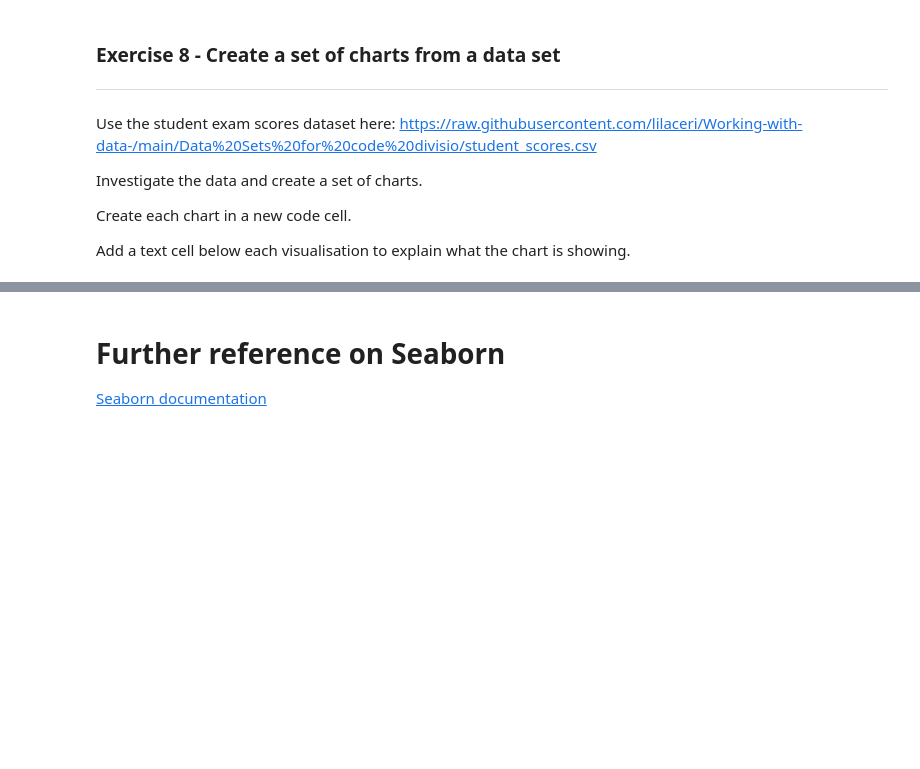
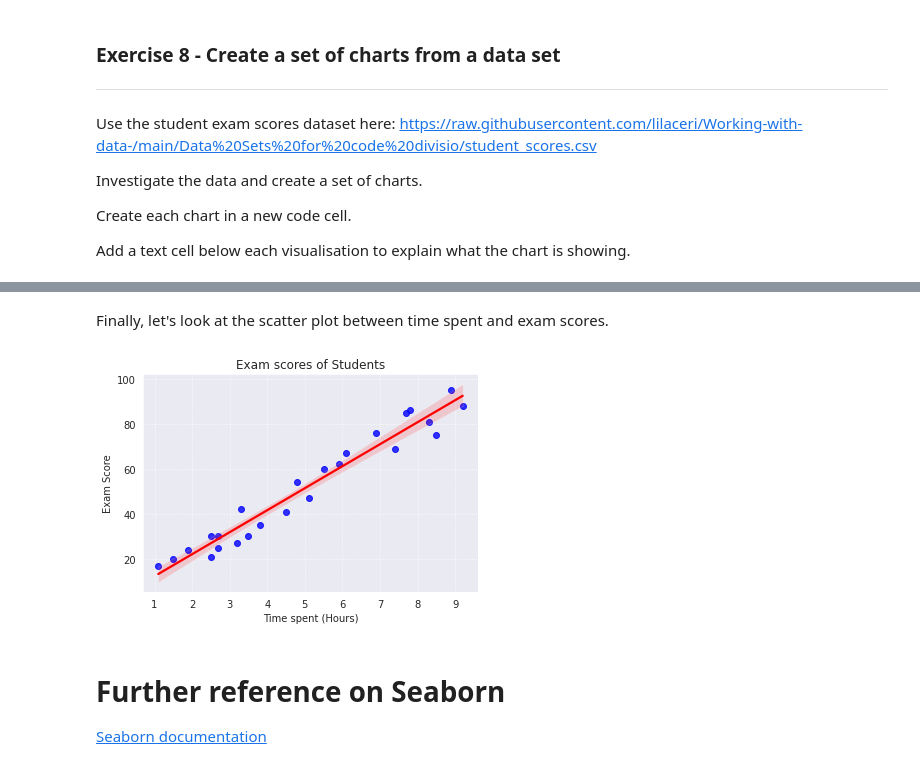
Before and after one commit to JaySanthanam/Programming-for-data, a Jupyter notebook: Worksheets/7_2_Visualisation_with_Seaborn.ipynb, the cells around one changed output, grey strips where cells are left out. Drawn from its saved outputs; the diff is of its cells as text; code cells hidden in the pictures; blank space fills up the shorter version.

```diff
--- a/Worksheets/7_2_Visualisation_with_Seaborn.ipynb
+++ b/Worksheets/7_2_Visualisation_with_Seaborn.ipynb
@@ -308,3 +342,13 @@ Add a text cell below each visualisation to explain what the chart is showing.
+# %% [markdown]
+Finally, let's look at the scatter plot between time spent and exam scores.
+# %%
+chart=sns.regplot(x=hr, y=score, data = score, color = 'blue', line_kws={'color': 'red'})
+chart.set_xlabel("Time spent (Hours)")
+chart.set_ylabel("Exam Score")
+chart.set_title("Exam scores of Students")
+sns.set_style("darkgrid", {"grid.color": "1", "grid.linestyle": ":"})
+# %% [output]
+[figure, added]
 # %% [markdown]
 # Further reference on Seaborn
 
```
Also changed, not shown: parts of 7 cells of this notebook.
